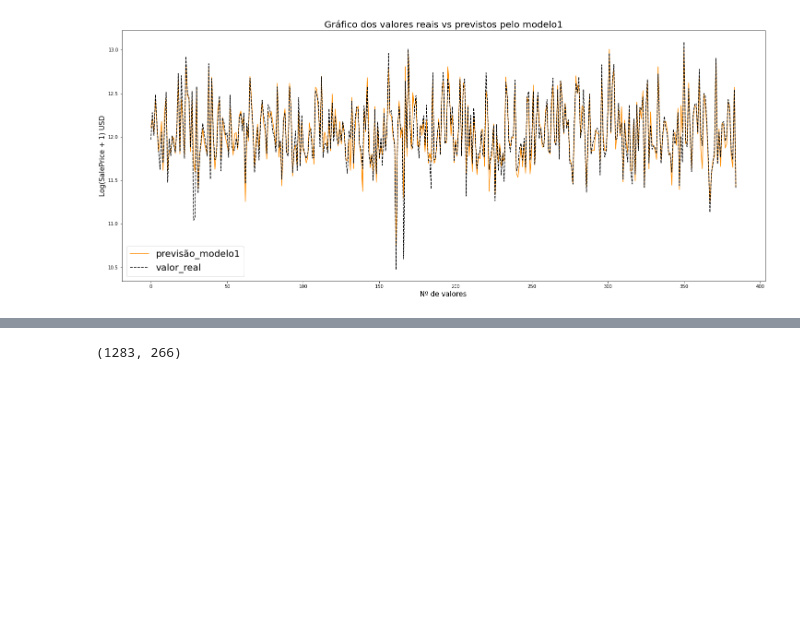
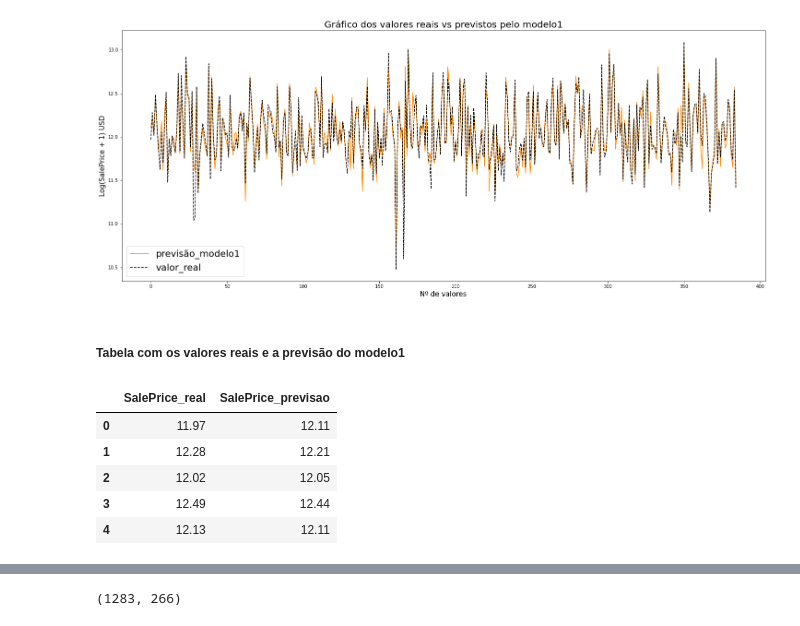
Before and after one commit to gomesalan/Projetos, a Jupyter notebook: Regressao/Projeto1_parte2_AG.ipynb, the cells around one changed output, grey strips where cells are left out. Saved outputs shown, nothing was run; the diff lists cells and outputs as text; code cells hidden in the pictures; blank space fills up the shorter version.

```diff
--- a/Regressao/Projeto1_parte2_AG.ipynb
+++ b/Regressao/Projeto1_parte2_AG.ipynb
@@ -480,3 +480,19 @@ plt.legend(fontsize = 20)
 plt.show()
 # %% [output]
 [figure]
+# %% [markdown]
+##### Tabela com os valores reais e a previsão do modelo1
+# %%
+y_teste = pd.Series(y_teste)
+y_pred1 = pd.Series(y_pred1)
+data = pd.DataFrame(x_teste, columns = variaveis)
+data['SalePrice_real'] = y_teste
+data['SalePrice_previsao'] = y_pred1
+data[['SalePrice_real','SalePrice_previsao']].round(2).head()
+# %% [output]
+|  | SalePrice_real | SalePrice_previsao |
+| 0 | 11.97 | 12.11 |
+| 1 | 12.28 | 12.21 |
+| 2 | 12.02 | 12.05 |
+| 3 | 12.49 | 12.44 |
+| 4 | 12.13 | 12.11 |
```
Also changed, not shown: parts of 10 cells of this notebook, 1 other file.
